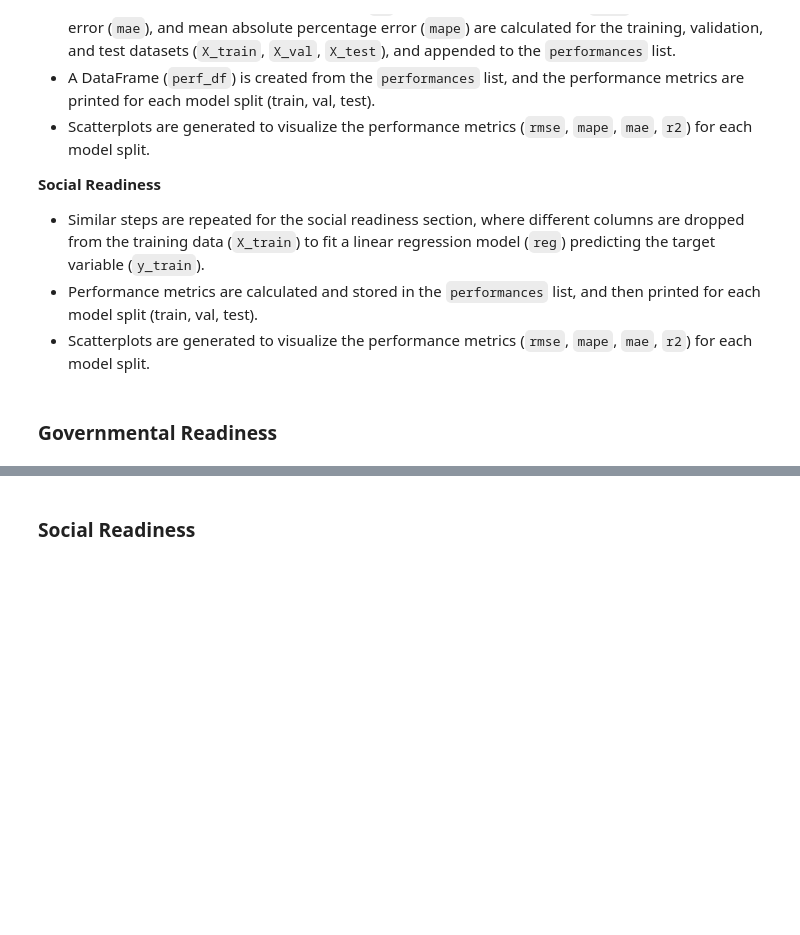
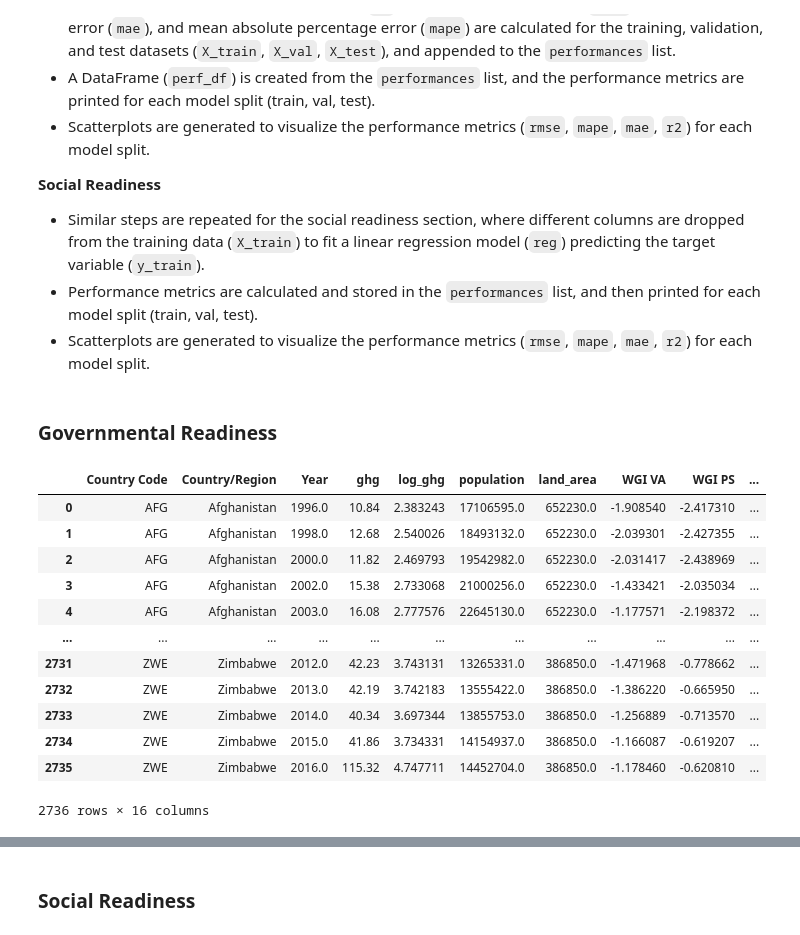
Before and after one commit to marcbarc19/DataScienceExam, a Jupyter notebook: ghg-modelling.ipynb, the cells around one changed output, grey strips where cells are left out. Drawn from its saved outputs; the diff is of its cells as text; code cells hidden in the pictures; blank space fills up the shorter version.

```diff
--- a/ghg-modelling.ipynb
+++ b/ghg-modelling.ipynb
@@ -925,3 +925,20 @@ plt.show()
 - Scatterplots are generated to visualize the performance metrics (`rmse`, `mape`, `mae`, `r2`) for each model split.
 # %% [markdown]
 ### Governmental Readiness
+# %%
+ghg = pd.read_csv('git_data\GHG-modelling.csv')
+display(ghg)
+# %% [output]
+|  | Country Code | Country/Region | Year | ghg | log_ghg | population | land_area | WGI VA | WGI PS | ... |
+| 0 | AFG | Afghanistan | 1996.0 | 10.84 | 2.383243 | 17106595.0 | 652230.0 | -1.908540 | -2.417310 | ... |
+| 1 | AFG | Afghanistan | 1998.0 | 12.68 | 2.540026 | 18493132.0 | 652230.0 | -2.039301 | -2.427355 | ... |
+| 2 | AFG | Afghanistan | 2000.0 | 11.82 | 2.469793 | 19542982.0 | 652230.0 | -2.031417 | -2.438969 | ... |
+| 3 | AFG | Afghanistan | 2002.0 | 15.38 | 2.733068 | 21000256.0 | 652230.0 | -1.433421 | -2.035034 | ... |
+| 4 | AFG | Afghanistan | 2003.0 | 16.08 | 2.777576 | 22645130.0 | 652230.0 | -1.177571 | -2.198372 | ... |
+| ... | ... | ... | ... | ... | ... | ... | ... | ... | ... | ... |
+| 2731 | ZWE | Zimbabwe | 2012.0 | 42.23 | 3.743131 | 13265331.0 | 386850.0 | -1.471968 | -0.778662 | ... |
+| 2732 | ZWE | Zimbabwe | 2013.0 | 42.19 | 3.742183 | 13555422.0 | 386850.0 | -1.386220 | -0.665950 | ... |
+| 2733 | ZWE | Zimbabwe | 2014.0 | 40.34 | 3.697344 | 13855753.0 | 386850.0 | -1.256889 | -0.713570 | ... |
+| 2734 | ZWE | Zimbabwe | 2015.0 | 41.86 | 3.734331 | 14154937.0 | 386850.0 | -1.166087 | -0.619207 | ... |
+| 2735 | ZWE | Zimbabwe | 2016.0 | 115.32 | 4.747711 | 14452704.0 | 386850.0 | -1.178460 | -0.620810 | ... |
+2736 rows × 16 columns
```
Also changed, not shown: parts of 6 cells of this notebook, 2 other files.
